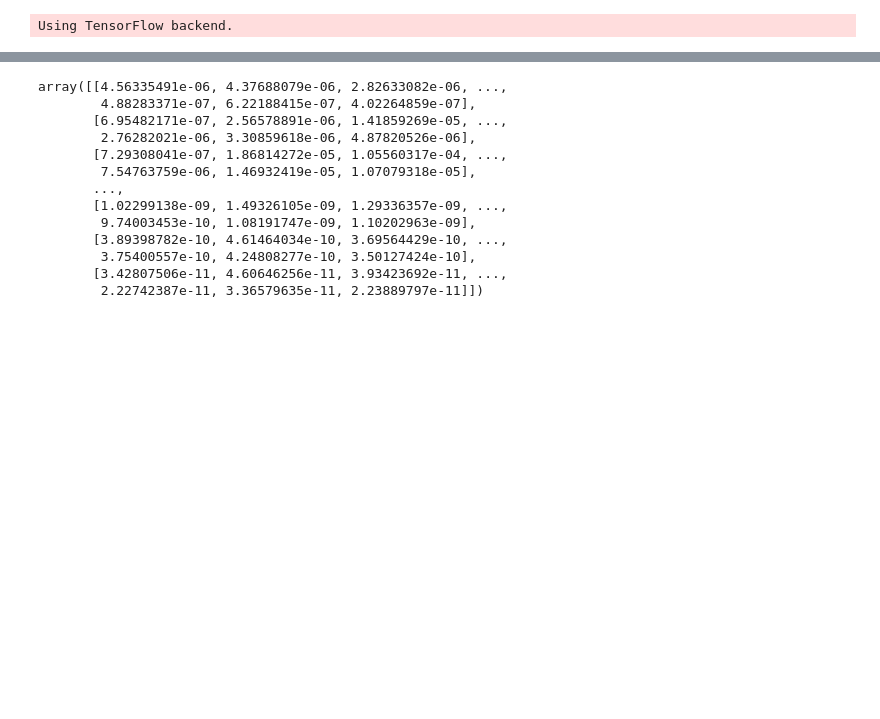
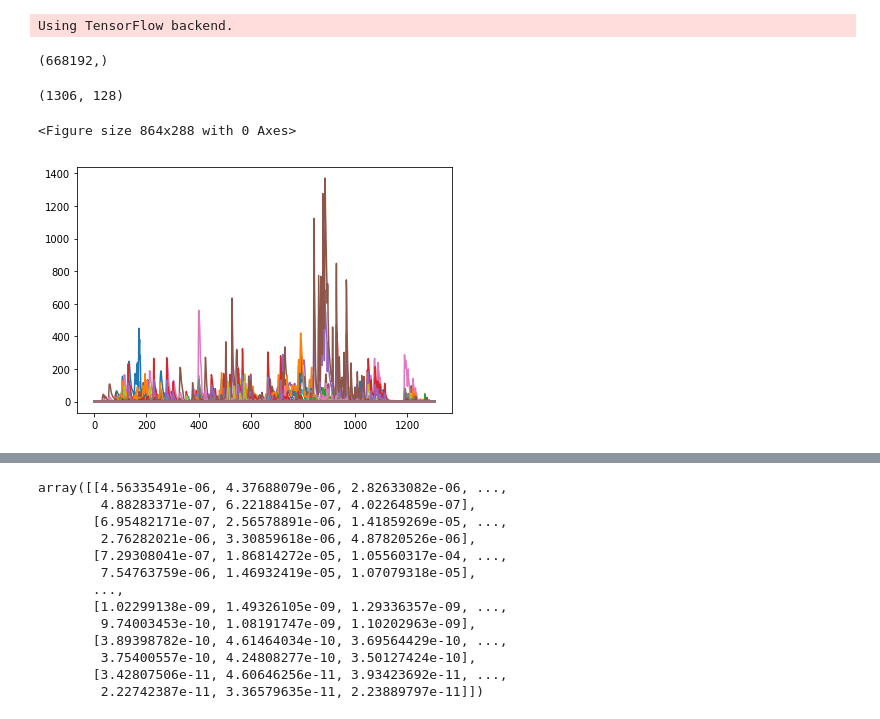
Before and after one commit to FMunyoz/MMK2019, a Jupyter notebook: mmk19/MMK19.ipynb, the cells around one changed output, grey strips where cells are left out. Drawn from its saved outputs; the diff is of its cells as text; code cells hidden in the pictures; blank space fills up the shorter version.

Commit message:
Test con Spectrograma Mel

```diff
--- a/mmk19/MMK19.ipynb
+++ b/mmk19/MMK19.ipynb
@@ -11,5 +13,20 @@ Using TensorFlow backend.
 # %%
 
 filename = "./data/tracks/unmastered/pianosolo_unmastered_001.wav"
-spectrogramImage = "./data/spectrograms/unmastered/pianosolo_unmastered_001.jpg"
+filename_mastered = "./data/tracks/mastered/pianosolo_mastered_001_var1.wav"
 y, sr = librosa.load(filename)
+ym, srm = librosa.load(filename_mastered)
+ym.shape
+# %% [output]
+(668192,)
+# %%
+# Compute MFCC features from the raw signal
+mfccSource = librosa.feature.melspectrogram(y=y, sr=sr).T
+mfccTarget = librosa.feature.melspectrogram(y=ym, sr=srm).T
+
+mfccSource.shape
+# %% [output]
+(1306, 128)
+# %%
+unmasteredDf = pd.DataFrame(data=mfccSource, index=np.array(range(1,1307)), columns=np.array(range(1,129)))
+masteredDf = pd.DataFrame(data=mfccTarget, index=np.array(range(1,1307)), columns=np.array(range(1,129)))
@@ -15,0 +35,8 @@ y, sr = librosa.load(filename)
+# %%
+plot.figure(figsize=(12, 4))
+unmasteredDf.plot()
+plot.legend().remove()
+plot.tight_layout()
+# %% [output]
+<Figure size 864x288 with 0 Axes>
+[figure, added]
```
Also changed, not shown: parts of 15 cells of this notebook.
